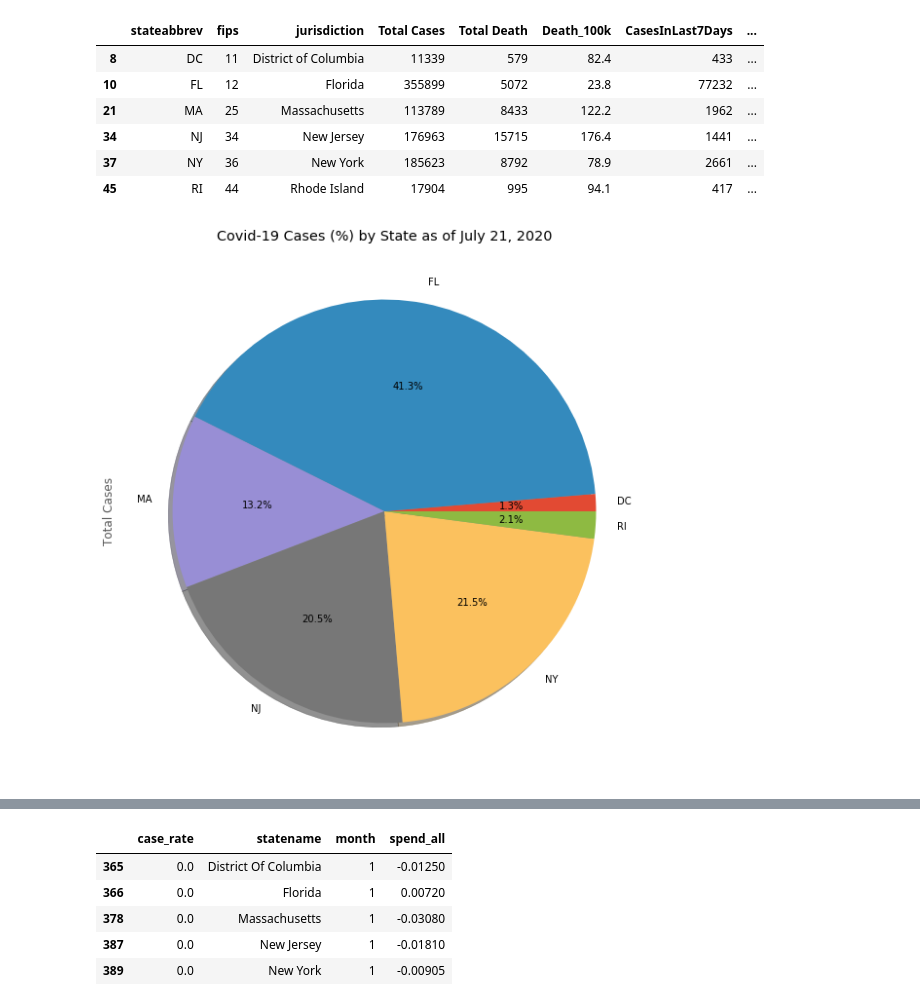
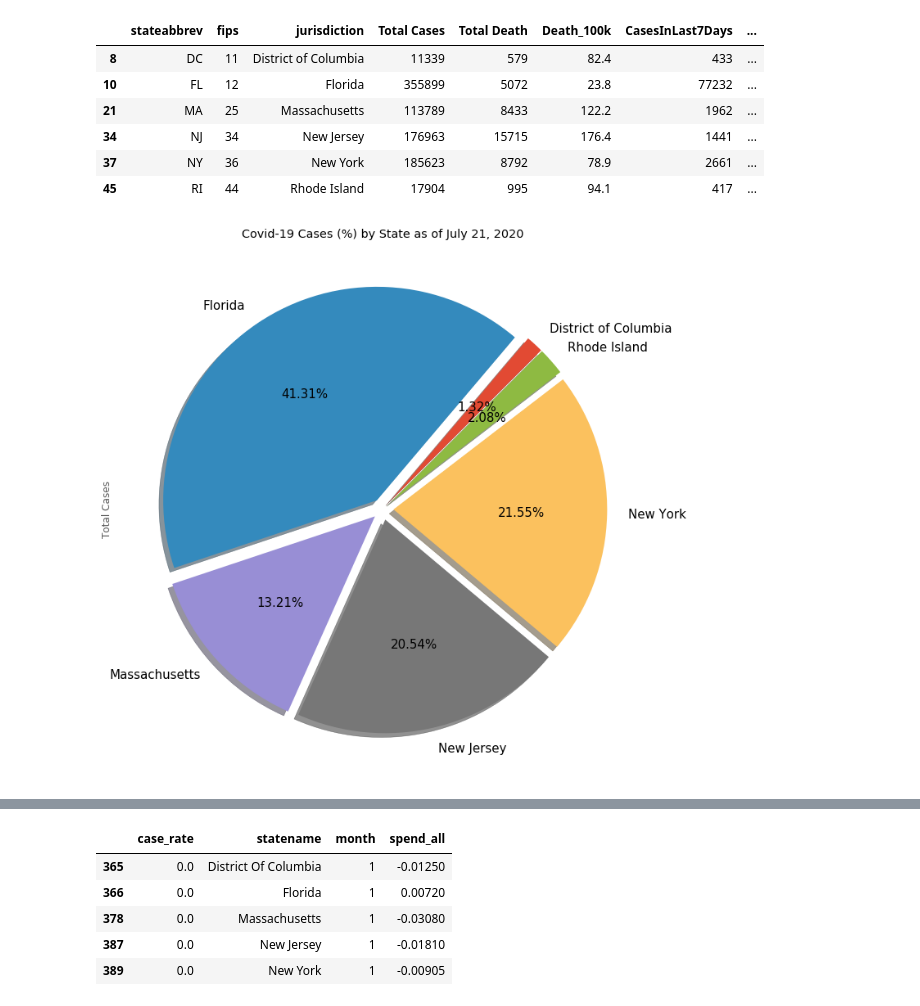
Before and after one commit to Starlinf/Project1, a Jupyter notebook: Project1_Q1.ipynb, the cells around one changed output, grey strips where cells are left out. Saved outputs shown, nothing was run; the diff lists cells and outputs as text; code cells hidden in the pictures.

```diff
--- a/Project1_Q1.ipynb
+++ b/Project1_Q1.ipynb
@@ -287,12 +317,11 @@ abr_top5_df
 | 37 | NY | 36 | New York | 185623 | 8792 | 78.9 | 2661 | ... |
 | 45 | RI | 44 | Rhode Island | 17904 | 995 | 94.1 | 417 | ... |
 # %%
-
-by_state=abr_top5_df.groupby('stateabbrev').mean()
+by_state=abr_top5_df.groupby('jurisdiction').mean()
 by_state
 
 # Generate a pie plot showing the distribution of Covid-19 Cases (%) by State
 pie_plot=by_state.plot.pie(y="Total Cases",title="Covid-19 Cases (%) by State as of July 21, 2020",
-autopct='%1.1f%%',figsize=(10,10),shadow=True,legend=False)
+autopct='%2.2f%%',figsize=(12,12), shadow=True,legend=False,explode=(0.05,0.05, 0.05, 0.05,0.05,0.05),fontsize=15,startangle = 45)
 # %% [output]
-[figure, old version]
+[figure, new version]
```
Also changed, not shown: parts of 34 cells of this notebook, 6 other files.
